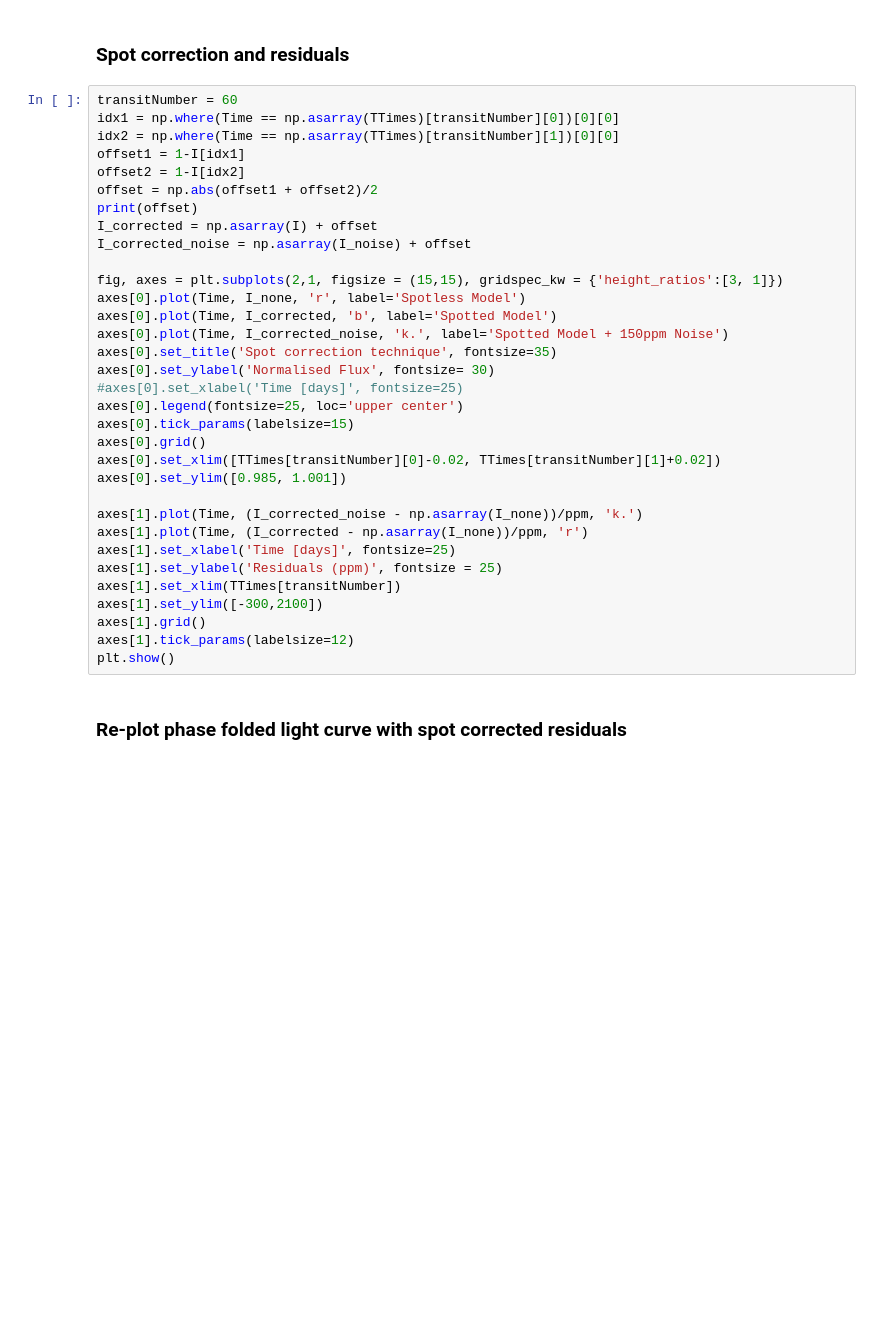
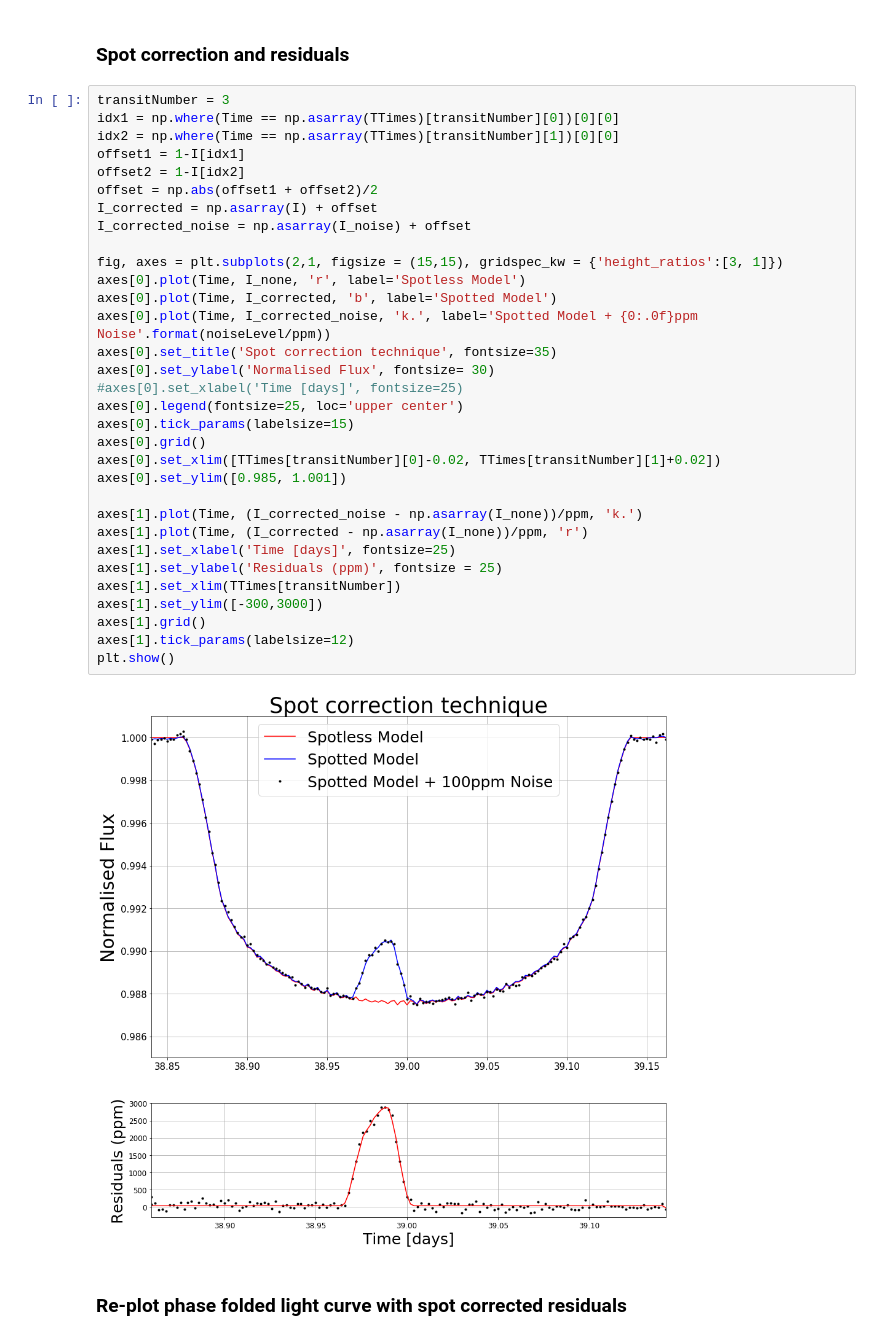
Before and after one commit to Millmer/Starspot-Model, a Jupyter notebook: Model.ipynb, the cells around one changed output. Drawn from its saved outputs; the diff is of its cells as text; blank space fills up the shorter version.

```diff
--- a/Model.ipynb
+++ b/Model.ipynb
@@ -199,38 +238,39 @@ plt.show()
 # %% [markdown]
 ### Spot correction and residuals
 # %%
-transitNumber = 60
+transitNumber = 3
 idx1 = np.where(Time == np.asarray(TTimes)[transitNumber][0])[0][0]
 idx2 = np.where(Time == np.asarray(TTimes)[transitNumber][1])[0][0]
 offset1 = 1-I[idx1]
 offset2 = 1-I[idx2]
 offset = np.abs(offset1 + offset2)/2
-print(offset)
 I_corrected = np.asarray(I) + offset
 I_corrected_noise = np.asarray(I_noise) + offset
 
 fig, axes = plt.subplots(2,1, figsize = (15,15), gridspec_kw = {'height_ratios':[3, 1]})
 axes[0].plot(Time, I_none, 'r', label='Spotless Model')
 axes[0].plot(Time, I_corrected, 'b', label='Spotted Model')
-axes[0].plot(Time, I_corrected_noise, 'k.', label='Spotted Model + 150ppm Noise')
+axes[0].plot(Time, I_corrected_noise, 'k.', label='Spotted Model + {0:.0f}ppm Noise'.format(noiseLevel/ppm))
 axes[0].set_title('Spot correction technique', fontsize=35)
 axes[0].set_ylabel('Normalised Flux', fontsize= 30)
 #axes[0].set_xlabel('Time [days]', fontsize=25)
 axes[0].legend(fontsize=25, loc='upper center')
 axes[0].tick_params(labelsize=15)
 axes[0].grid()
 axes[0].set_xlim([TTimes[transitNumber][0]-0.02, TTimes[transitNumber][1]+0.02])
 axes[0].set_ylim([0.985, 1.001])
 
 axes[1].plot(Time, (I_corrected_noise - np.asarray(I_none))/ppm, 'k.')
 axes[1].plot(Time, (I_corrected - np.asarray(I_none))/ppm, 'r')
 axes[1].set_xlabel('Time [days]', fontsize=25)
 axes[1].set_ylabel('Residuals (ppm)', fontsize = 25)
 axes[1].set_xlim(TTimes[transitNumber])
-axes[1].set_ylim([-300,2100])
+axes[1].set_ylim([-300,3000])
 axes[1].grid()
 axes[1].tick_params(labelsize=12)
 plt.show()
+# %% [output]
+[figure, added]
 # %% [markdown]
 ### Re-plot phase folded light curve with spot corrected residuals
 # %%
```
Also changed, not shown: parts of 16 cells of this notebook, 12 other files.
